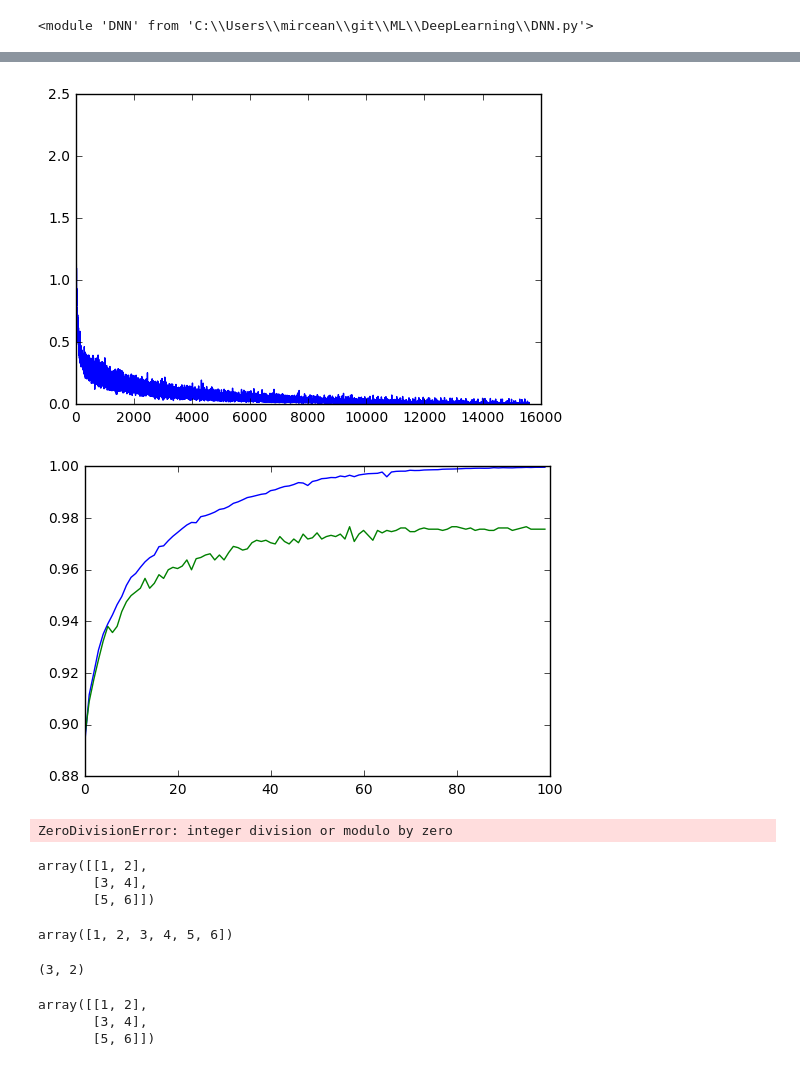
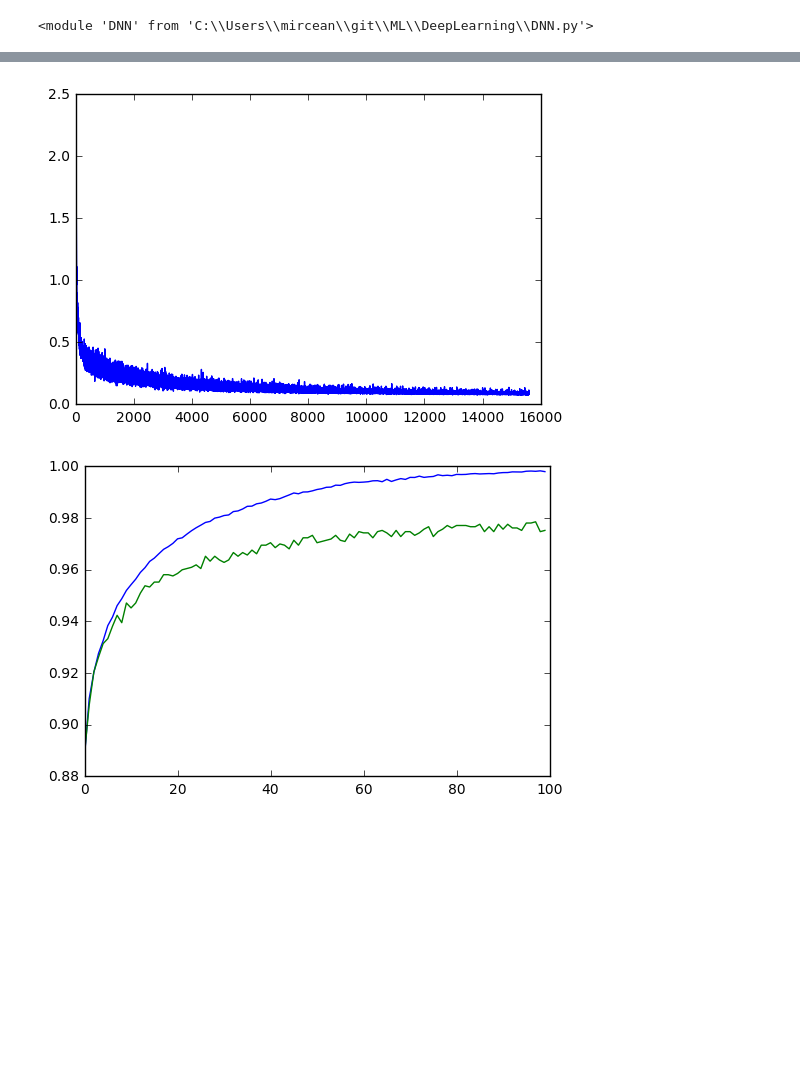
Before and after one commit to mircean/ML, a Jupyter notebook: DeepLearning/MNIST/MNIST.ipynb, the cells around one changed output, grey strips where cells are left out. Saved outputs shown, nothing was run; the diff lists cells and outputs as text; code cells hidden in the pictures; blank space fills up the shorter version.

```diff
--- a/DeepLearning/MNIST/MNIST.ipynb
+++ b/DeepLearning/MNIST/MNIST.ipynb
@@ -214,15 +222,16 @@ dnn.add_layer(50, np.tanh)
 dnn.add_layer(10, DNN.softmax)
 dnn.costfunction = DNN.categorical_crossentropy
 dnn.init = 'Lecun'
-#dnn.lambd = 0.01
+dnn.optimizer = ('GD', 0.9)
+dnn.lambd = 0.5
 dnn.compile()
 # %%
 #random seed for mini batch shuffle
 np.random.seed(0)
 
 learning_rate = 0.1
-num_iterations = 100
-mini_batch_size = 256
+epochs = 100
+batch_size = 256
 verbose = 10
 gradient_check=False
 num_parameters = 2500
@@ -231,12 +240,10 @@ num_parameters = 2500
 
 #eval_set = None
 eval_set = [(X_train_my, Y_train_my), (X_dev_my, Y_dev_my)]
-results = dnn.fit(X_train_my, Y_train_my, eval_set=eval_set, eval_metric='error', learning_rate=learning_rate, num_iterations=num_iterations, mini_batch_size=mini_batch_size, verbose=verbose)
-
+results_my = dnn.fit(X_train_my, Y_train_my, eval_set=eval_set, eval_metric='error', learning_rate=learning_rate, epochs=epochs, batch_size=batch_size, verbose=verbose)
 Y_predict_my = dnn.predict(X_train_my)
 accuracy = accuracy_score(Y_predict_my.argmax(axis=0), Y_train_my.argmax(axis=0))
 print('Accuracy train', accuracy)
-
 Y_predict_my = dnn.predict(X_dev_my)
 accuracy = accuracy_score(Y_predict_my.argmax(axis=0), Y_dev_my.argmax(axis=0))
 print('Accuracy dev', accuracy)
@@ -269,38 +283,11 @@ Accuracy dev 0.975714285714
 # %%
-plt.plot(results['loss'])
+plt.plot(results_my['loss'])
 plt.show()
 # %% [output]
-[figure, old version]
+[figure, new version]
 # %%
-plt.plot(results['eval0'])
-plt.plot(results['eval1'])
+plt.plot(results_my['eval0'])
+plt.plot(results_my['eval1'])
 plt.show()
 # %% [output]
-[figure, old version]
+[figure, new version]
-# %%
-results = dnn.fit(X_train_my, Y_train_my, eval_set=eval_set, eval_metric='error', learning_rate=learning_rate, num_iterations=num_iterations, print_cost=verbose)
-# %% [output]
-ZeroDivisionError: integer division or modulo by zero
-# %%
-a = np.array([[1,2], [3,4], [5,6]])
-a
-# %% [output]
-array([[1, 2],
-       [3, 4],
-       [5, 6]])
-# %%
-b = a.reshape(-1)
-b
-# %% [output]
-array([1, 2, 3, 4, 5, 6])
-# %%
-a.shape
-# %% [output]
-(3, 2)
-# %%
-c = b.reshape(a.shape)
-c
-# %% [output]
-array([[1, 2],
-       [3, 4],
-       [5, 6]])
```
Also changed, not shown: parts of 14 cells of this notebook, 7 other files.
